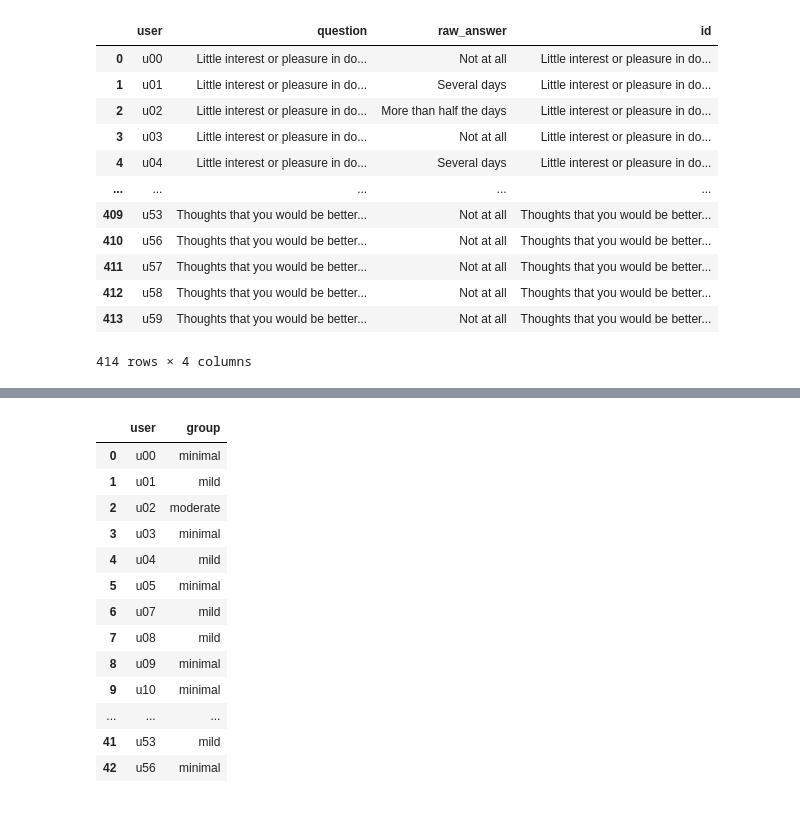
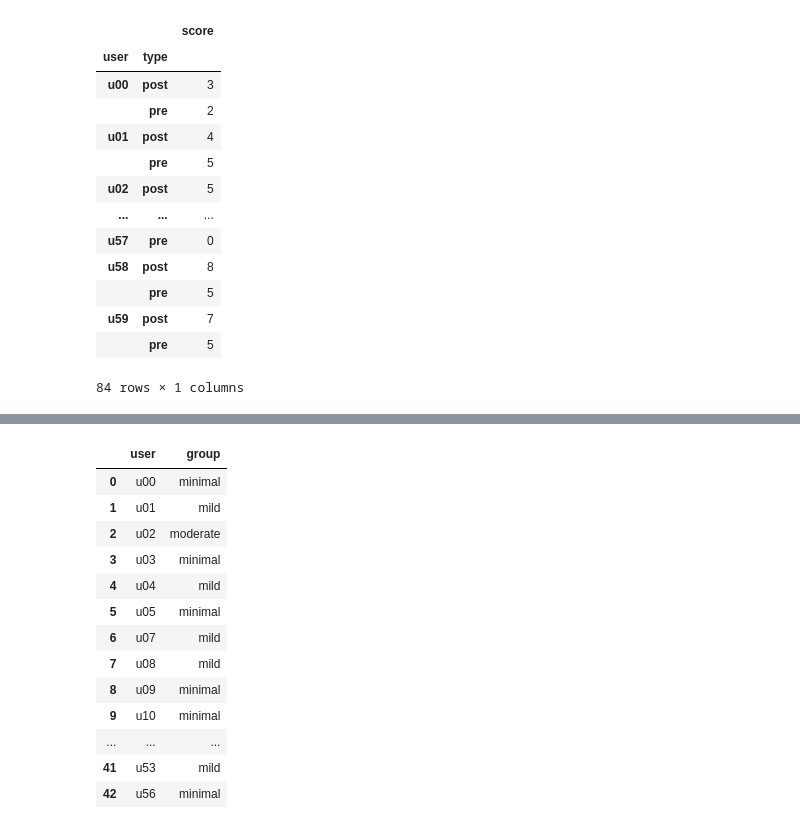
Before and after one commit to digitraceslab/niimpy, a Jupyter notebook: docs/demo_notebooks/student_life_example.ipynb, the cells around one changed output, grey strips where cells are left out. Cells and saved outputs as stored; diff of their text form; code cells hidden in the pictures.

```diff
--- a/docs/demo_notebooks/student_life_example.ipynb
+++ b/docs/demo_notebooks/student_life_example.ipynb
@@ -53,20 +51,32 @@ PHQ9_ANSWER_MAP = {
     "More than half the days": 2,
     "Nearly every day": 3
 }
-selected_cols = [col for col in mapped.columns if col in PHQ9_MAP.keys()]
-transformed_df = pd.melt(survey_data, id_vars=['user'], value_vars=selected_cols, var_name='question', value_name='raw_answer')
-transformed_df['id'] = transformed_df['question'].replace(PHQ9_MAP.keys())
+selected_cols = [col for col in survey_data.columns if col in PHQ9_MAP.keys()]
+transformed_df = pd.melt(survey_data, id_vars=['user', 'type'], value_vars=selected_cols, var_name='question', value_name='raw_answer')
+transformed_df['id'] = transformed_df['question'].replace(PHQ9_MAP)
+transformed_df['answer'] = survey.survey_convert_to_numerical_answer(
+    transformed_df, answer_col = 'raw_answer', question_id = 'id',
+    id_map={"PHQ9": PHQ9_ANSWER_MAP}, use_prefix=True
+)
+
+# The dataframe should usually be indexed by a datetime object, but
+# the type string also works and indicated time in a sense.
+transformed_df = transformed_df.set_index("type")
+scores = survey.survey_sum_scores(transformed_df, "PHQ9")
-# %% [output]
-|  | user | question | raw_answer | id |
-| 0 | u00 | Little interest or pleasure in do... | Not at all | Little interest or pleasure in do... |
-| 1 | u01 | Little interest or pleasure in do... | Several days | Little interest or pleasure in do... |
-| 2 | u02 | Little interest or pleasure in do... | More than half the days | Little interest or pleasure in do... |
-| 3 | u03 | Little interest or pleasure in do... | Not at all | Little interest or pleasure in do... |
-| 4 | u04 | Little interest or pleasure in do... | Several days | Little interest or pleasure in do... |
-| ... | ... | ... | ... | ... |
-| 409 | u53 | Thoughts that you would be better... | Not at all | Thoughts that you would be better... |
-| 410 | u56 | Thoughts that you would be better... | Not at all | Thoughts that you would be better... |
-| 411 | u57 | Thoughts that you would be better... | Not at all | Thoughts that you would be better... |
-| 412 | u58 | Thoughts that you would be better... | Not at all | Thoughts that you would be better... |
-| 413 | u59 | Thoughts that you would be better... | Not at all | Thoughts that you would be better... |
-414 rows × 4 columns
+# %%
+scores
+# %% [output]
+|  |  | score |
+| user | type |  |
+| u00 | post | 3 |
+|  | pre | 2 |
+| u01 | post | 4 |
+|  | pre | 5 |
+| u02 | post | 5 |
+| ... | ... | ... |
+| u57 | pre | 0 |
+| u58 | post | 8 |
+|  | pre | 5 |
+| u59 | post | 7 |
+|  | pre | 5 |
+84 rows × 1 columns
```
Also changed, not shown: parts of 3 cells of this notebook.
